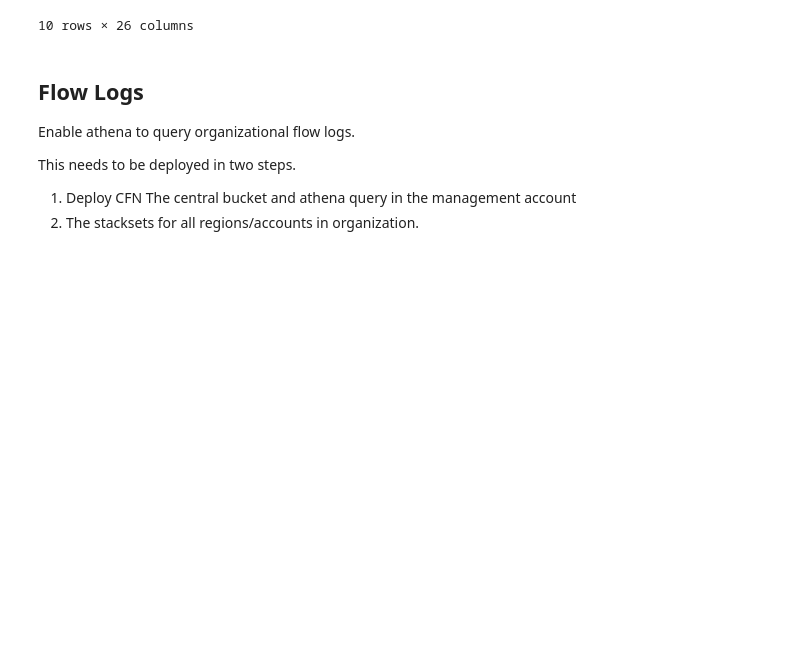
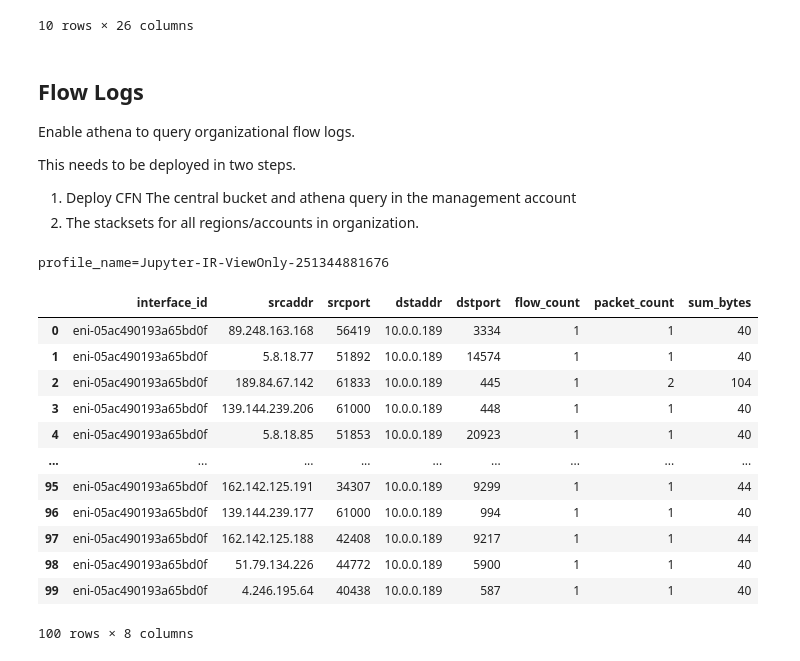
Before and after one commit to mikejgillespie/aws-incident-response-playbooks, a Jupyter notebook: jupyter/configure-aws-organization.ipynb, the cells around one changed output. Saved outputs shown, nothing was run; the diff lists cells and outputs as text; code cells hidden in the pictures; blank space fills up the shorter version.

```diff
--- a/jupyter/configure-aws-organization.ipynb
+++ b/jupyter/configure-aws-organization.ipynb
@@ -286,3 +268,22 @@ Enable athena to query organizational flow logs.
 This needs to be deployed in two steps.
 1. Deploy CFN The central bucket and athena query in the management account
 1. The stacksets for all regions/accounts in organization.
+# %%
+
+
+display(jupyter_athena.get_vpc_flow_by_account("913149361159"))
+# %% [output]
+profile_name=Jupyter-IR-ViewOnly-251344881676
+|  | interface_id | srcaddr | srcport | dstaddr | dstport | flow_count | packet_count | sum_bytes |
+| 0 | eni-05ac490193a65bd0f | 89.248.163.168 | 56419 | 10.0.0.189 | 3334 | 1 | 1 | 40 |
+| 1 | eni-05ac490193a65bd0f | 5.8.18.77 | 51892 | 10.0.0.189 | 14574 | 1 | 1 | 40 |
+| 2 | eni-05ac490193a65bd0f | 189.84.67.142 | 61833 | 10.0.0.189 | 445 | 1 | 2 | 104 |
+| 3 | eni-05ac490193a65bd0f | 139.144.239.206 | 61000 | 10.0.0.189 | 448 | 1 | 1 | 40 |
+| 4 | eni-05ac490193a65bd0f | 5.8.18.85 | 51853 | 10.0.0.189 | 20923 | 1 | 1 | 40 |
+| ... | ... | ... | ... | ... | ... | ... | ... | ... |
+| 95 | eni-05ac490193a65bd0f | 162.142.125.191 | 34307 | 10.0.0.189 | 9299 | 1 | 1 | 44 |
+| 96 | eni-05ac490193a65bd0f | 139.144.239.177 | 61000 | 10.0.0.189 | 994 | 1 | 1 | 40 |
+| 97 | eni-05ac490193a65bd0f | 162.142.125.188 | 42408 | 10.0.0.189 | 9217 | 1 | 1 | 44 |
+| 98 | eni-05ac490193a65bd0f | 51.79.134.226 | 44772 | 10.0.0.189 | 5900 | 1 | 1 | 40 |
+| 99 | eni-05ac490193a65bd0f | 4.246.195.64 | 40438 | 10.0.0.189 | 587 | 1 | 1 | 40 |
+100 rows × 8 columns
```
Also changed, not shown: parts of 15 cells of this notebook, 6 other files.
